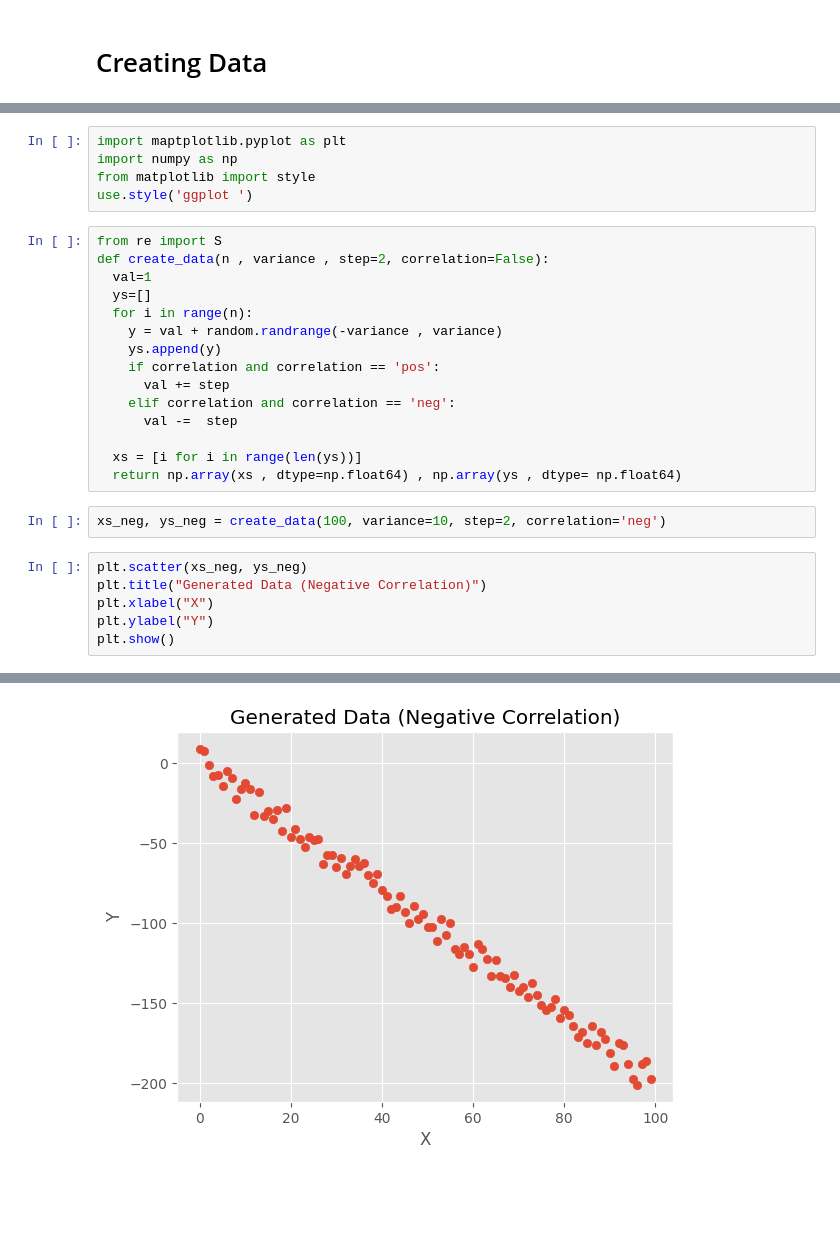
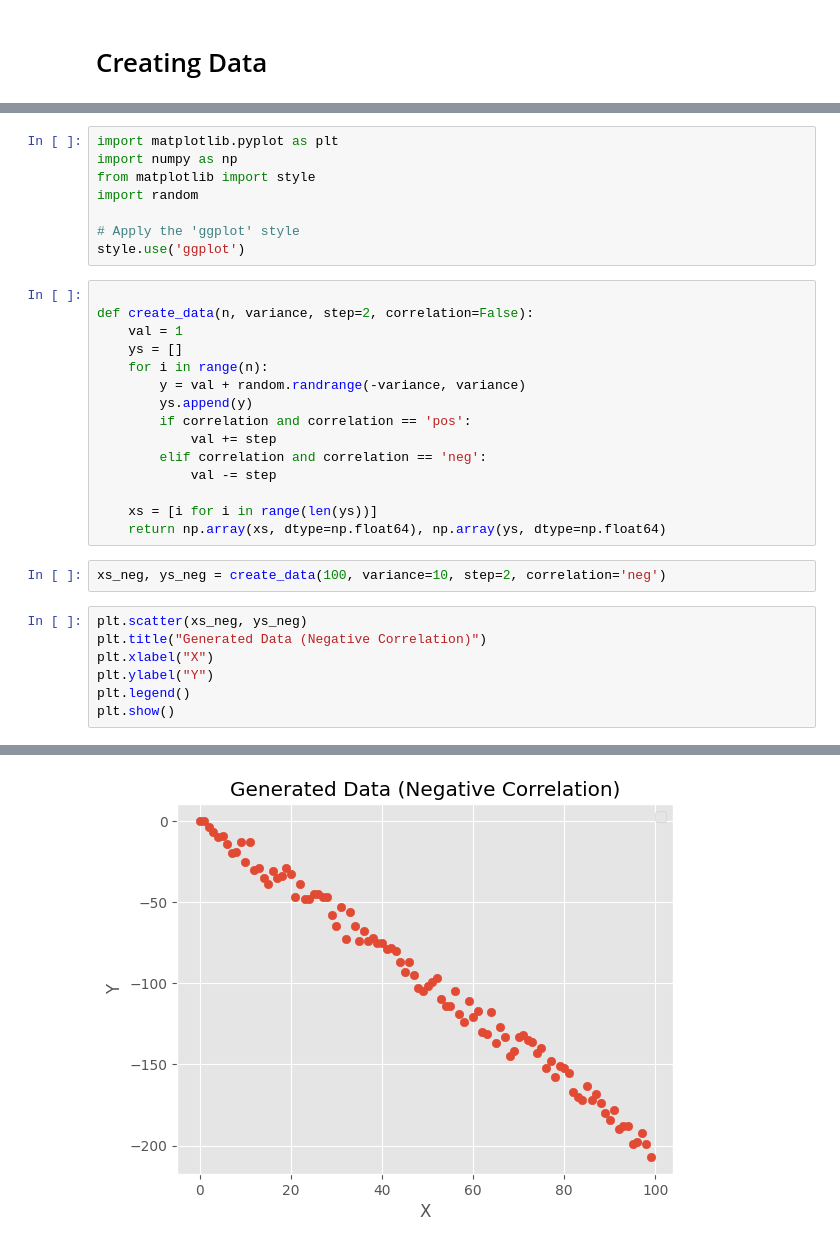
Before and after one commit to nightitachi/Block-Notes, a Jupyter notebook: lesson.ipynb, the cells around one changed output, grey strips where cells are left out. Cells and saved outputs as stored; diff of their text form; blank space fills up the shorter version.

```diff
--- a/lesson.ipynb
+++ b/lesson.ipynb
@@ -5,23 +22,26 @@
 # %%
-import maptplotlib.pyplot as plt
+import matplotlib.pyplot as plt
 import numpy as np
 from matplotlib import style
-use.style('ggplot ')
+import random
+
+# Apply the 'ggplot' style
+style.use('ggplot')
 # %%
-from re import S
-def create_data(n , variance , step=2, correlation=False):
-  val=1
-  ys=[]
-  for i in range(n):
-    y = val + random.randrange(-variance , variance)
-    ys.append(y)
-    if correlation and correlation == 'pos':
-      val += step
-    elif correlation and correlation == 'neg':
-      val -=  step
 
-  xs = [i for i in range(len(ys))]
-  return np.array(xs , dtype=np.float64) , np.array(ys , dtype= np.float64)
+def create_data(n, variance, step=2, correlation=False):
+    val = 1
+    ys = []
+    for i in range(n):
+        y = val + random.randrange(-variance, variance)
+        ys.append(y)
+        if correlation and correlation == 'pos':
+            val += step
+        elif correlation and correlation == 'neg':
+            val -= step
+
+    xs = [i for i in range(len(ys))]
+    return np.array(xs, dtype=np.float64), np.array(ys, dtype=np.float64)
 # %%
 xs_neg, ys_neg = create_data(100, variance=10, step=2, correlation='neg')
 # %%
@@ -29,5 +49,6 @@ plt.scatter(xs_neg, ys_neg)
 plt.title("Generated Data (Negative Correlation)")
 plt.xlabel("X")
 plt.ylabel("Y")
+plt.legend()
 plt.show()
 # %% [output]
@@ -34,2 +56,2 @@ plt.show()
-[figure, old version]
+[figure, new version]
 # %%
```
Also changed, not shown: parts of 18 cells of this notebook.
